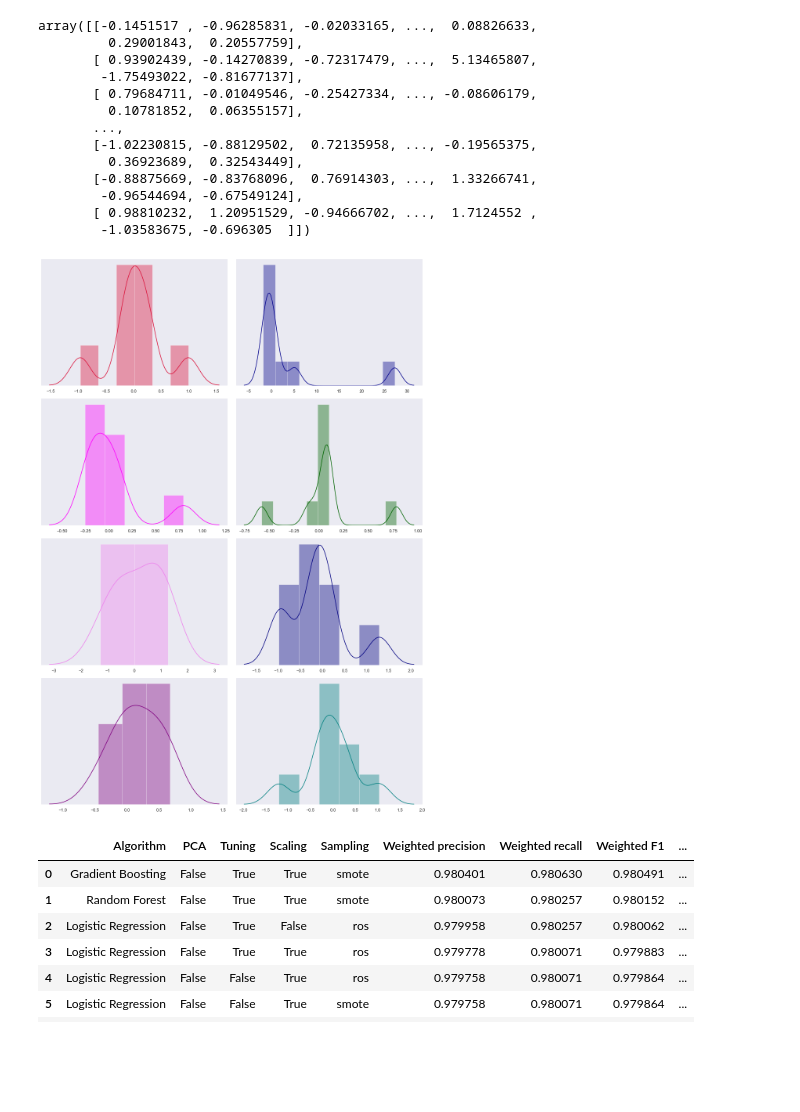
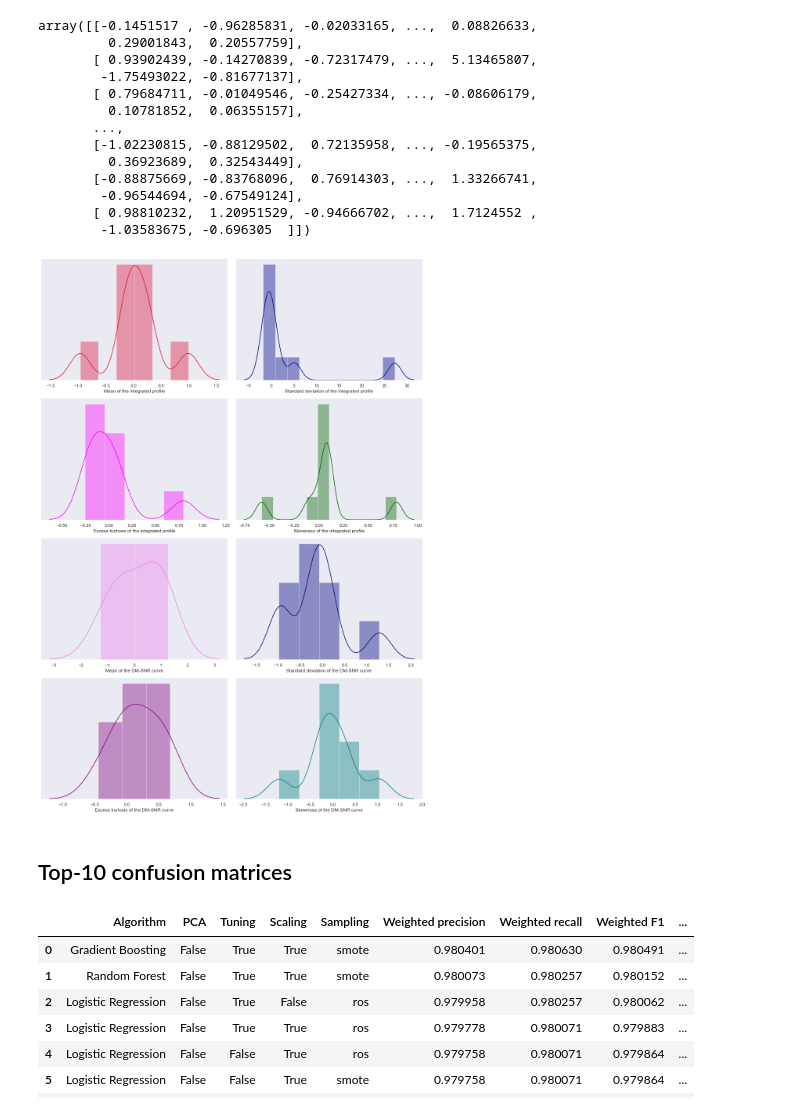
Before and after one commit to maxdergunov/potential-pulsars-classifier, a Jupyter notebook: Plots.ipynb, the cells around one changed output. Drawn from its saved outputs; the diff is of its cells as text; code cells hidden in the pictures; blank space fills up the shorter version.

```diff
--- a/Plots.ipynb
+++ b/Plots.ipynb
@@ -75,22 +77,24 @@ array([[-0.1451517 , -0.96285831, -0.02033165, ...,  0.08826633,
 # %%
 scaled_df = np.load('./data/X_train_scaled.npy')
 
 sns.set(style="dark", palette="muted", color_codes=True)
 f, axes = plt.subplots(4, 2, figsize=(14, 20), sharex=False)
-sns.distplot(scaled_df[0], color='crimson', hist=True,  ax=axes[0, 0])
-sns.distplot(scaled_df[1], color='darkblue', hist=True, ax=axes[0, 1])
-sns.distplot(scaled_df[2], color='magenta', hist=True, ax=axes[1, 0])
-sns.distplot(scaled_df[3], color='darkgreen', hist=True, ax=axes[1, 1])
-sns.distplot(scaled_df[4], hist=True, color='violet', ax=axes[2, 0])
-sns.distplot(scaled_df[5], color='navy', hist=True, ax=axes[2, 1])
-sns.distplot(scaled_df[6], color='purple', hist=True, ax=axes[3, 0])
-sns.distplot(scaled_df[7], color='teal', hist=True, ax=axes[3, 1])
+sns.distplot(scaled_df[0], axlabel='Mean of the integrated profile', color='crimson', hist=True,  ax=axes[0, 0])
+sns.distplot(scaled_df[1], axlabel='Standard deviation of the integrated profile', color='darkblue', hist=True, ax=axes[0, 1])
+sns.distplot(scaled_df[2], axlabel='Excess kurtosis of the integrated profile', color='magenta', hist=True, ax=axes[1, 0])
+sns.distplot(scaled_df[3], axlabel='Skewness of the integrated profile', color='darkgreen', hist=True, ax=axes[1, 1])
+sns.distplot(scaled_df[4], axlabel='Mean of the DM-SNR curve', hist=True, color='violet', ax=axes[2, 0])
+sns.distplot(scaled_df[5], axlabel='Standard deviation of the DM-SNR curve', color='navy', hist=True, ax=axes[2, 1])
+sns.distplot(scaled_df[6], axlabel='Excess kurtosis of the DM-SNR curve', color='purple', hist=True, ax=axes[3, 0])
+sns.distplot(scaled_df[7], axlabel='Skewness of the DM-SNR curve', color='teal', hist=True, ax=axes[3, 1])
 
 
 plt.setp(axes, yticks=[])
 plt.tight_layout()
 # %% [output]
-[figure, old version]
+[figure, new version]
+# %% [markdown]
+## Top-10 confusion matrices
 # %%
 abc = pd.read_csv('./results/abc_results.csv')
 dt = pd.read_csv('./results/dt_results.csv')
```
Also changed, not shown: parts of 4 cells of this notebook, 1 other file.
